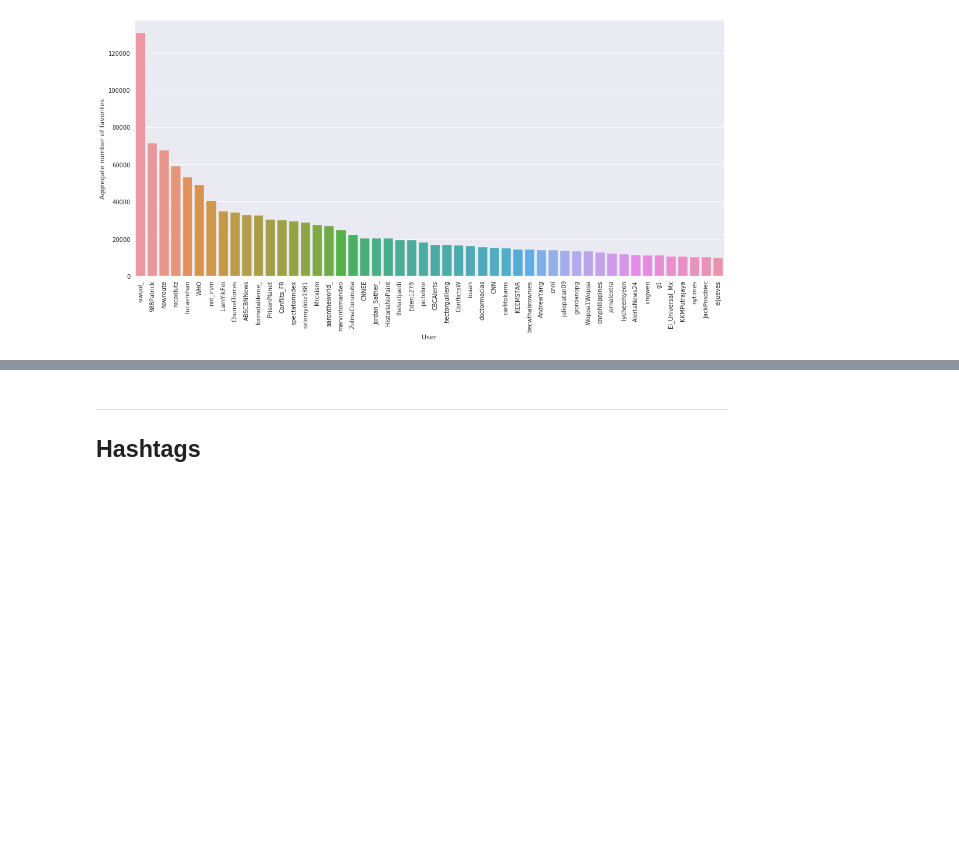
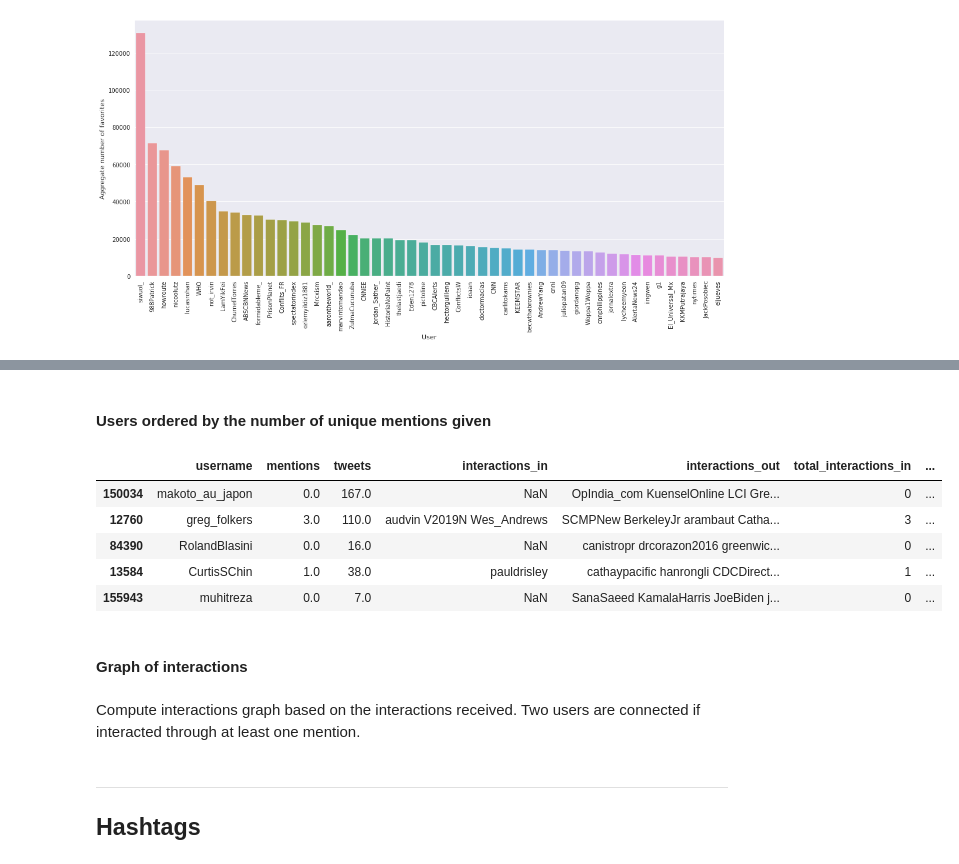
Before and after one commit to social-link-analytics-group-bsc/tw_coronavirus, a Jupyter notebook: corona_virus.ipynb, the cells around one changed output, grey strips where cells are left out. Saved outputs shown, nothing was run; the diff lists cells and outputs as text; code cells hidden in the pictures; blank space fills up the shorter version.

```diff
--- a/corona_virus.ipynb
+++ b/corona_virus.ipynb
@@ -345,0 +393,28 @@ plt.show()
+# %%
+users_df['interactions_out'] = users_df.apply(compute_interaction_string, args=[interactions_given], axis=1)
+# %%
+def compute_total_interactions(user, inter_key):
+    if isinstance(user[inter_key], float):
+        # it is nan
+        return 0
+    else:
+        return len(user[inter_key].split())
+# %%
+users_df['total_interactions_in'] = users_df.apply(compute_total_interactions, args=['interactions_in'], axis=1)
+# %%
+users_df['total_interactions_out'] = users_df.apply(compute_total_interactions, args=['interactions_out'], axis=1)
+# %% [markdown]
+#### Users ordered by the number of unique mentions given
+# %%
+users_df.sort_values('total_interactions_out', ascending=False).head()
+# %% [output]
+|  | username | mentions | tweets | interactions_in | interactions_out | total_interactions_in | ... |
+| 150034 | makoto_au_japon | 0.0 | 167.0 | NaN | OpIndia_com KuenselOnline LCI Gre... | 0 | ... |
+| 12760 | greg_folkers | 3.0 | 110.0 | audvin V2019N Wes_Andrews | SCMPNew BerkeleyJr arambaut Catha... | 3 | ... |
+| 84390 | RolandBlasini | 0.0 | 16.0 | NaN | canistropr drcorazon2016 greenwic... | 0 | ... |
+| 13584 | CurtisSChin | 1.0 | 38.0 | pauldrisley | cathaypacific hanrongli CDCDirect... | 1 | ... |
+| 155943 | muhitreza | 0.0 | 7.0 | NaN | SanaSaeed KamalaHarris JoeBiden j... | 0 | ... |
+# %% [markdown]
+#### Graph of interactions
+# %% [markdown]
+Compute interactions graph based on the interactions received. Two users are connected if interacted through at least one mention.
```
Also changed, not shown: parts of 17 cells of this notebook.
